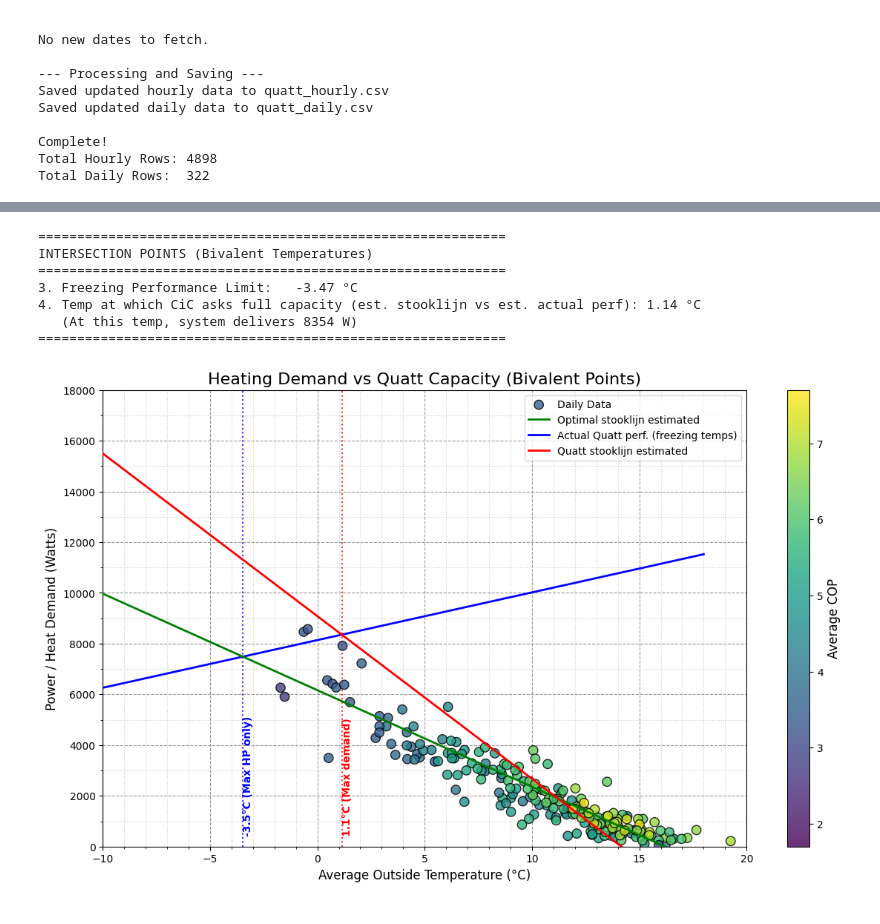
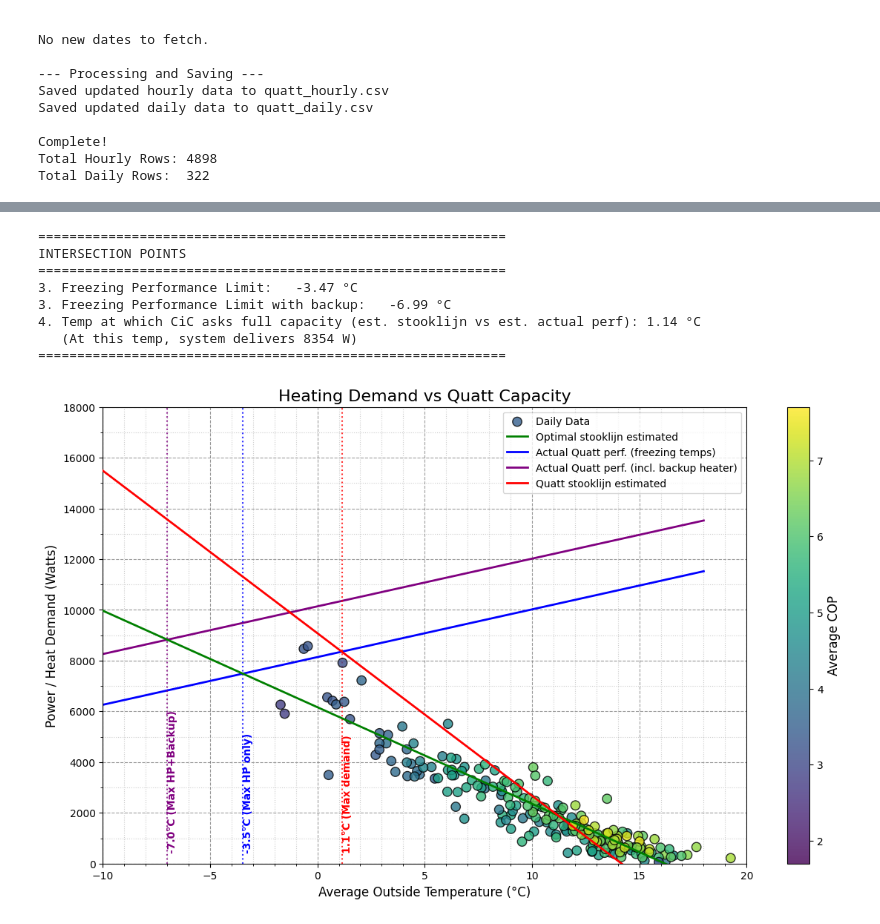
Before and after one commit to Rickvdt/hello-world, a Jupyter notebook: Quatt stooklijn v2.ipynb, the cells around one changed output, grey strips where cells are left out. Drawn from its saved outputs; the diff is of its cells as text; code cells hidden in the pictures.

Commit message:
Update Quatt stooklijn v2.ipynb
Added backup heater line

```diff
--- a/Quatt stooklijn v2.ipynb
+++ b/Quatt stooklijn v2.ipynb
@@ -602,16 +602,17 @@ if 'df_daily' in locals() and not df_daily.empty:
         slope_max, intercept_max, _, _, _ = linregress(temps_ref, p_max_duo_W)
 
         # ---------------------------------------------------------
-        # REPLACEMENT 1: ACTUAL QUATT PERF (FREEZING TEMPS) - FROM PART 1
+        # ACTUAL QUATT PERF (FREEZING TEMPS) - FROM PART 1
         # ---------------------------------------------------------
-        slope_freeze = 167.40
-        intercept_freeze = 8092.81
-        label_freeze = "Quatt Freezing Perf. (Default)"
-
         if 'slope_local' in locals() and 'intercept_local' in locals():
             slope_freeze = slope_local
             intercept_freeze = intercept_local
             label_freeze = f"Actual Quatt perf. (freezing temps)"
+
+        if 'slope_local' in locals() and 'intercept_local' in locals():
+            slope_freeze_backup_heater = slope_local
+            intercept_freeze_backup_heater = intercept_local+2000
+            label_freeze_backup = f"Actual Quatt perf. (incl. backup heater)"
 
         # ==========================================
         # CALCULATE INTERSECTIONS
@@ -638,6 +639,14 @@ if 'df_daily' in locals() and not df_daily.empty:
             y_cross_freeze = slope_special * x_cross_freeze + intercept_special
         else:
             x_cross_freeze = None
+
+         # 4. Intersection with Freezing backup heater Performance (Using Part 1 Data)
+        denom_freeze_backup = slope_special - slope_freeze_backup_heater
+        if denom_freeze_backup != 0:
+            x_cross_freeze_backup = (intercept_freeze_backup_heater - intercept_special) / denom_freeze_backup
+            y_cross_backup = slope_special * x_cross_freeze_backup + intercept_special
+        else:
+            x_cross_freeze_backup = None
 
         # ==========================================
         # PLOTTING
@@ -666,8 +675,12 @@ if 'df_daily' in locals() and not df_daily.empty:
         y_freeze = slope_freeze * x_range + intercept_freeze
         plt.plot(x_range, y_freeze, label=label_freeze, color='blue', linestyle='-', linewidth=2, alpha=1.0, zorder=2)
 
+        # 4. Actual Quatt perf. backup heater (freezing temps) - FROM PART 1
+        y_freeze_backup = slope_freeze_backup_heater * x_range + intercept_freeze_backup_heater
+        plt.plot(x_range, y_freeze_backup, label=label_freeze_backup, color='Purple', linestyle='-', linewidth=2, alpha=1.0, zorder=2)
+
         # ---------------------------------------------------------
-        # REPLACEMENT 2: QUATT STOOKLIJN ESTIMATED - FROM PART 2
+        # QUATT STOOKLIJN ESTIMATED - FROM PART 2
         # ---------------------------------------------------------
         x_cross_stook_freeze = None
 
@@ -675,11 +688,11 @@ if 'df_daily' in locals() and not df_daily.empty:
             # Calculate Y values
             y_line_stook = slope_api * x_range + intercept_api
 
-            # Plot the line (Magenta)
+            # Plot the line
             plt.plot(x_range, y_line_stook, color='red', linestyle='-', linewidth=2, label=f'Quatt stooklijn estimated', zorder=5)
 
             # ---------------------------------------------------------
-            # NEW INTERSECTION: Stooklijn (Magenta) vs Actual Perf (Green Dotted)
+            # NEW INTERSECTION: Stooklijn vs Actual Perf (Green Dotted)
             # ---------------------------------------------------------
             denom_stook_freeze = slope_api - slope_freeze
             if denom_stook_freeze != 0:
@@ -708,8 +721,13 @@ if 'df_daily' in locals() and not df_daily.empty:
             plt.axvline(x_cross_stook_freeze, color='red', linestyle=':', alpha=0.8)
             plt.text(x_cross_stook_freeze, 500, f"{x_cross_stook_freeze:.1f}°C (Max demand)", color='red', fontweight='bold', ha='left', rotation=90)
 
+        # Freezing Intersection (Always show this as it relates to Part 1 vs Usage)
+        if x_cross_freeze_backup is not None:
+            plt.axvline(x_cross_freeze_backup, color='purple', linestyle=':', alpha=0.8)
+            plt.text(x_cross_freeze_backup, 500, f"{x_cross_freeze_backup:.1f}°C (Max HP+Backup)", color='purple', fontweight='bold', ha='left', rotation=90)
+
         # Formatting
-        plt.title('Heating Demand vs Quatt Capacity (Bivalent Points)', fontsize=16)
+        plt.title('Heating Demand vs Quatt Capacity', fontsize=16)
         plt.xlabel('Average Outside Temperature (°C)', fontsize=12)
         plt.ylabel('Power / Heat Demand (Watts)', fontsize=12)
 
@@ -723,37 +741,39 @@ if 'df_daily' in locals() and not df_daily.empty:
 
         # --- PRINT RESULTS ---
         print("=" * 60)
-        print(f"INTERSECTION POINTS (Bivalent Temperatures)")
+        print(f"INTERSECTION POINTS")
         print("=" * 60)
 
         if show_quatt_specs:
             if x_cross_nom:
                 print(f"1. NOMINAL capacity reached at:  {x_cross_nom:.2f} °C")
 
             if x_cross_max:
                 print(f"2. MAX spec capacity reached at:      {x_cross_max:.2f} °C")
 
         if x_cross_freeze:
             print(f"3. Freezing Performance Limit:   {x_cross_freeze:.2f} °C")
-
+        if x_cross_freeze_backup:
+            print(f"3. Freezing Performance Limit with backup:   {x_cross_freeze_backup:.2f} °C")
         if x_cross_stook_freeze:
             print(f"4. Temp at which CiC asks full capacity (est. stooklijn vs est. actual perf): {x_cross_stook_freeze:.2f} °C")
             print(f"   (At this temp, system delivers {y_cross_stook_freeze:.0f} W)")
 
         print("=" * 60)
 
         plt.show()
 
     else:
         print("Not enough valid data points to plot.")
 else:
     print("Dataframe 'df_daily' not found.")
 # %% [output]
 ============================================================
-INTERSECTION POINTS (Bivalent Temperatures)
+INTERSECTION POINTS
 ============================================================
 3. Freezing Performance Limit:   -3.47 °C
+3. Freezing Performance Limit with backup:   -6.99 °C
 4. Temp at which CiC asks full capacity (est. stooklijn vs est. actual perf): 1.14 °C
    (At this temp, system delivers 8354 W)
 ============================================================
-[figure, old version]
+[figure, new version]
```
Also changed, not shown: parts of 1 cell of this notebook.
